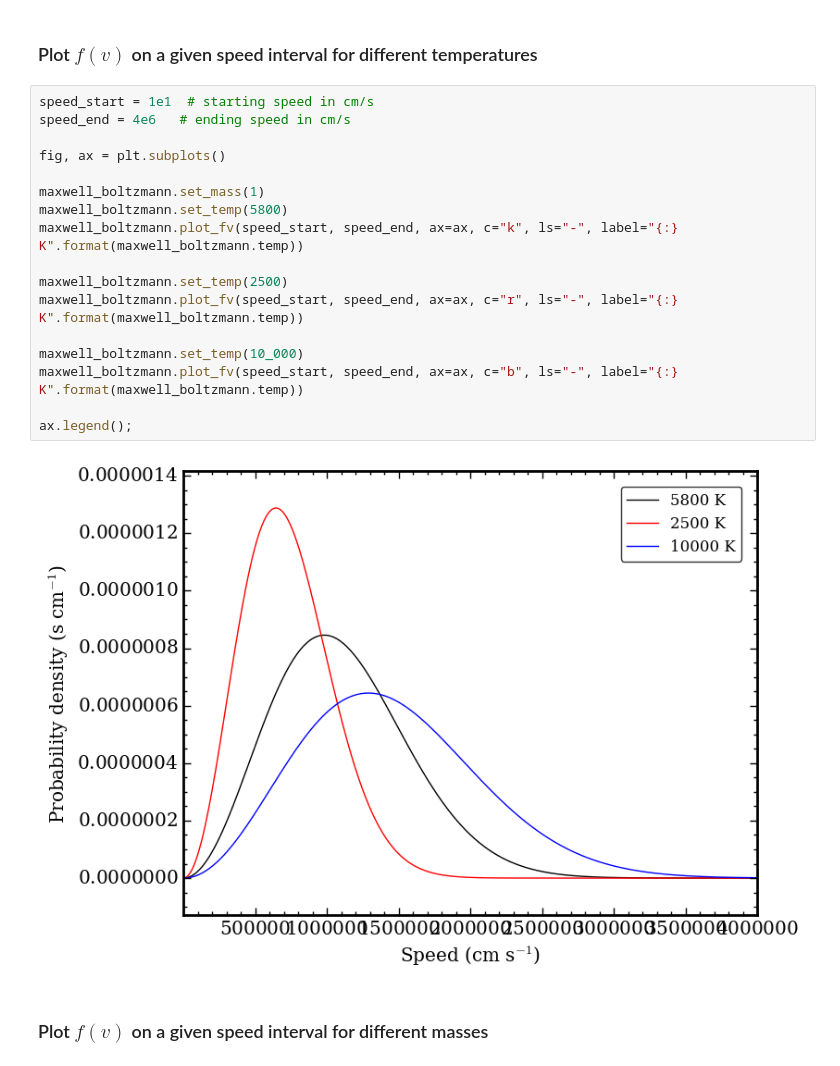
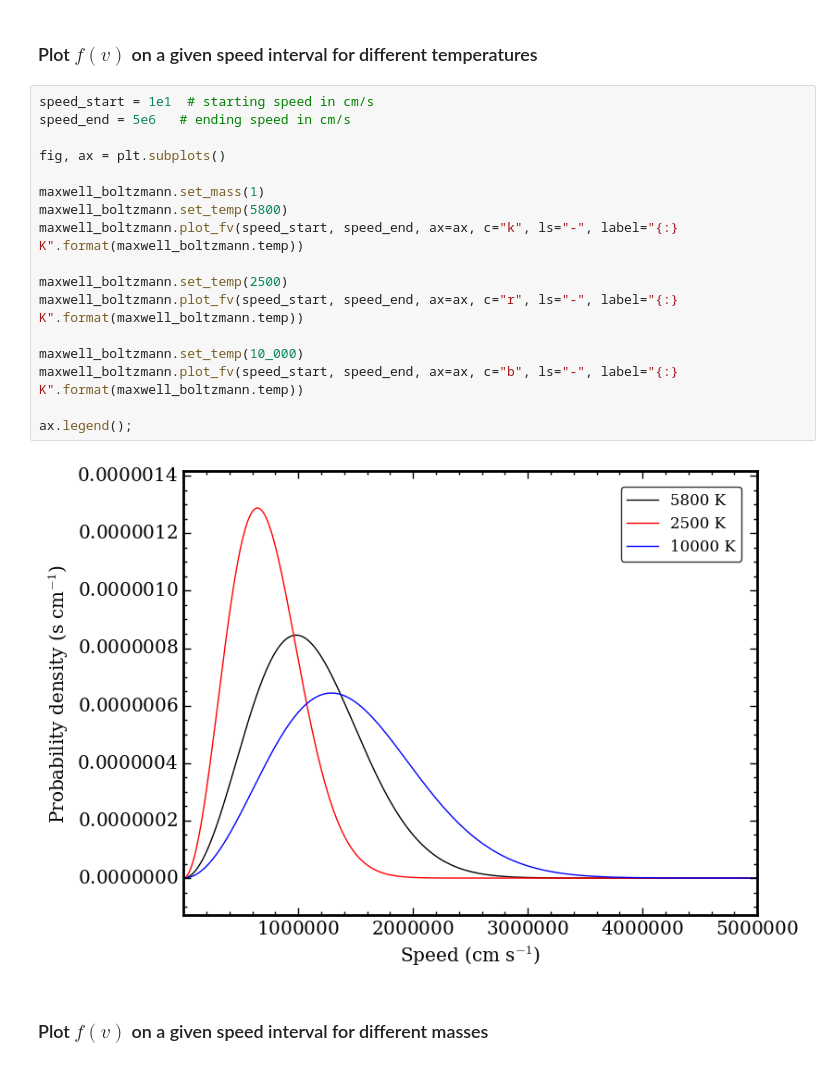
Before and after one commit to CalebHarada/LTEpy, a Jupyter notebook: notebooks/maxwell_boltzmann_demo.ipynb, the cells around one changed output. Drawn from its saved outputs; the diff is of its cells as text.

```diff
--- a/notebooks/maxwell_boltzmann_demo.ipynb
+++ b/notebooks/maxwell_boltzmann_demo.ipynb
@@ -23,23 +23,23 @@ maxwell_boltzmann = lte.Maxwell_Boltzmann(temp, mass)
 ### Plot $f(v)$ on a given speed interval for different temperatures
 # %%
 speed_start = 1e1  # starting speed in cm/s
-speed_end = 4e6   # ending speed in cm/s
+speed_end = 5e6   # ending speed in cm/s
 
 fig, ax = plt.subplots()
 
 maxwell_boltzmann.set_mass(1)
 maxwell_boltzmann.set_temp(5800)
 maxwell_boltzmann.plot_fv(speed_start, speed_end, ax=ax, c="k", ls="-", label="{:} K".format(maxwell_boltzmann.temp))
 
 maxwell_boltzmann.set_temp(2500)
 maxwell_boltzmann.plot_fv(speed_start, speed_end, ax=ax, c="r", ls="-", label="{:} K".format(maxwell_boltzmann.temp))
 
 maxwell_boltzmann.set_temp(10_000)
 maxwell_boltzmann.plot_fv(speed_start, speed_end, ax=ax, c="b", ls="-", label="{:} K".format(maxwell_boltzmann.temp))
 
 ax.legend();
 # %% [output]
-[figure, old version]
+[figure, new version]
 # %% [markdown]
 ### Plot $f(v)$ on a given speed interval for different masses
 # %%
```
